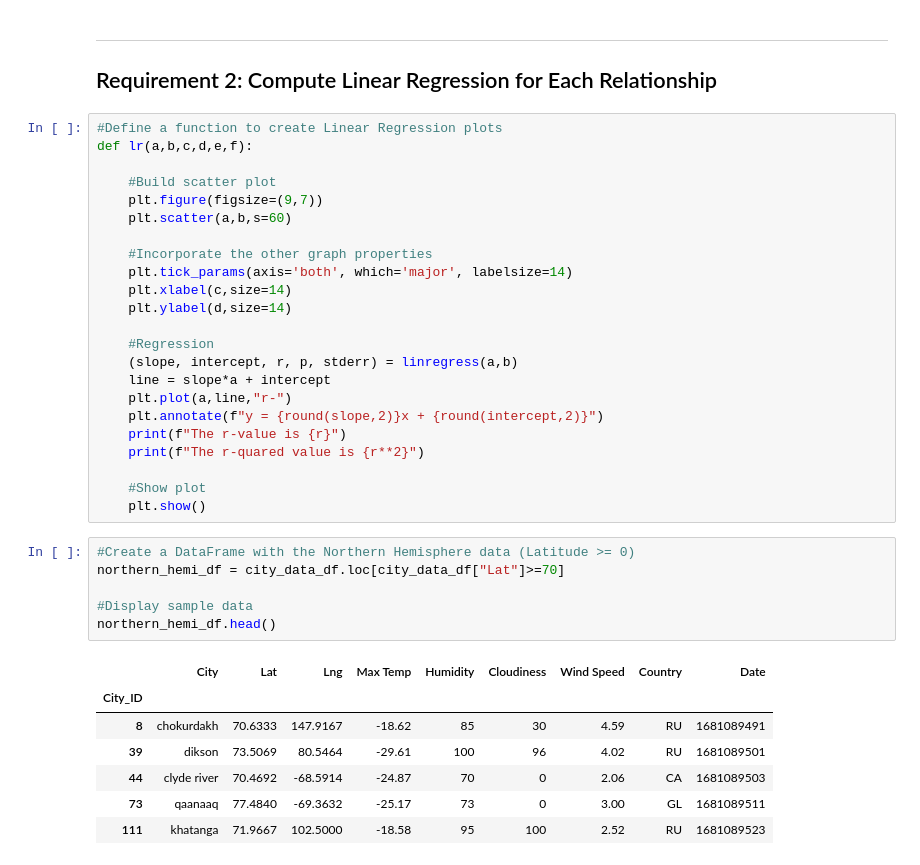
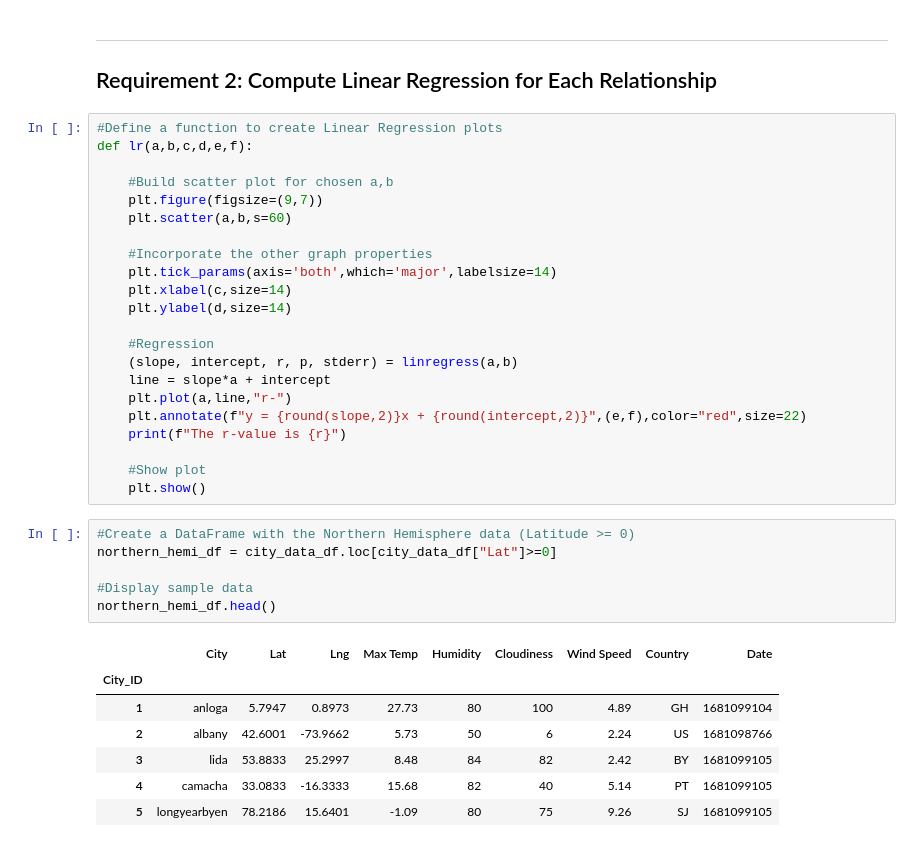
Before and after one commit to VinnyShankar/python-api-challenge, a Jupyter notebook: WeatherPy/WeatherPy.ipynb, the cells around one changed output. Drawn from its saved outputs; the diff is of its cells as text.

```diff
--- a/WeatherPy/WeatherPy.ipynb
+++ b/WeatherPy/WeatherPy.ipynb
@@ -283,12 +283,12 @@ plt.show()
 #Define a function to create Linear Regression plots
 def lr(a,b,c,d,e,f):
 
-    #Build scatter plot
+    #Build scatter plot for chosen a,b
     plt.figure(figsize=(9,7))
     plt.scatter(a,b,s=60)
 
     #Incorporate the other graph properties
-    plt.tick_params(axis='both', which='major', labelsize=14)
+    plt.tick_params(axis='both',which='major',labelsize=14)
     plt.xlabel(c,size=14)
     plt.ylabel(d,size=14)
 
@@ -296,26 +296,25 @@ def lr(a,b,c,d,e,f):
     (slope, intercept, r, p, stderr) = linregress(a,b)
     line = slope*a + intercept
     plt.plot(a,line,"r-")
-    plt.annotate(f"y = {round(slope,2)}x + {round(intercept,2)}")
+    plt.annotate(f"y = {round(slope,2)}x + {round(intercept,2)}",(e,f),color="red",size=22)
     print(f"The r-value is {r}")
-    print(f"The r-quared value is {r**2}")
 
     #Show plot
     plt.show()
 # %%
 #Create a DataFrame with the Northern Hemisphere data (Latitude >= 0)
-northern_hemi_df = city_data_df.loc[city_data_df["Lat"]>=70]
+northern_hemi_df = city_data_df.loc[city_data_df["Lat"]>=0]
 
 #Display sample data
 northern_hemi_df.head()
 # %% [output]
 |  | City | Lat | Lng | Max Temp | Humidity | Cloudiness | Wind Speed | Country | Date |
 | City_ID |  |  |  |  |  |  |  |  |  |
-| 8 | chokurdakh | 70.6333 | 147.9167 | -18.62 | 85 | 30 | 4.59 | RU | 1681089491 |
-| 39 | dikson | 73.5069 | 80.5464 | -29.61 | 100 | 96 | 4.02 | RU | 1681089501 |
-| 44 | clyde river | 70.4692 | -68.5914 | -24.87 | 70 | 0 | 2.06 | CA | 1681089503 |
-| 73 | qaanaaq | 77.4840 | -69.3632 | -25.17 | 73 | 0 | 3.00 | GL | 1681089511 |
-| 111 | khatanga | 71.9667 | 102.5000 | -18.58 | 95 | 100 | 2.52 | RU | 1681089523 |
+| 1 | anloga | 5.7947 | 0.8973 | 27.73 | 80 | 100 | 4.89 | GH | 1681099104 |
+| 2 | albany | 42.6001 | -73.9662 | 5.73 | 50 | 6 | 2.24 | US | 1681098766 |
+| 3 | lida | 53.8833 | 25.2997 | 8.48 | 84 | 82 | 2.42 | BY | 1681099105 |
+| 4 | camacha | 33.0833 | -16.3333 | 15.68 | 82 | 40 | 5.14 | PT | 1681099105 |
+| 5 | longyearbyen | 78.2186 | 15.6401 | -1.09 | 80 | 75 | 9.26 | SJ | 1681099105 |
 # %%
 #Create a DataFrame with the Southern Hemisphere data (Latitude < 0)
 southern_hemi_df = city_data_df.loc[city_data_df["Lat"]<0]
```
Also changed, not shown: parts of 26 cells of this notebook, 5 other files.
